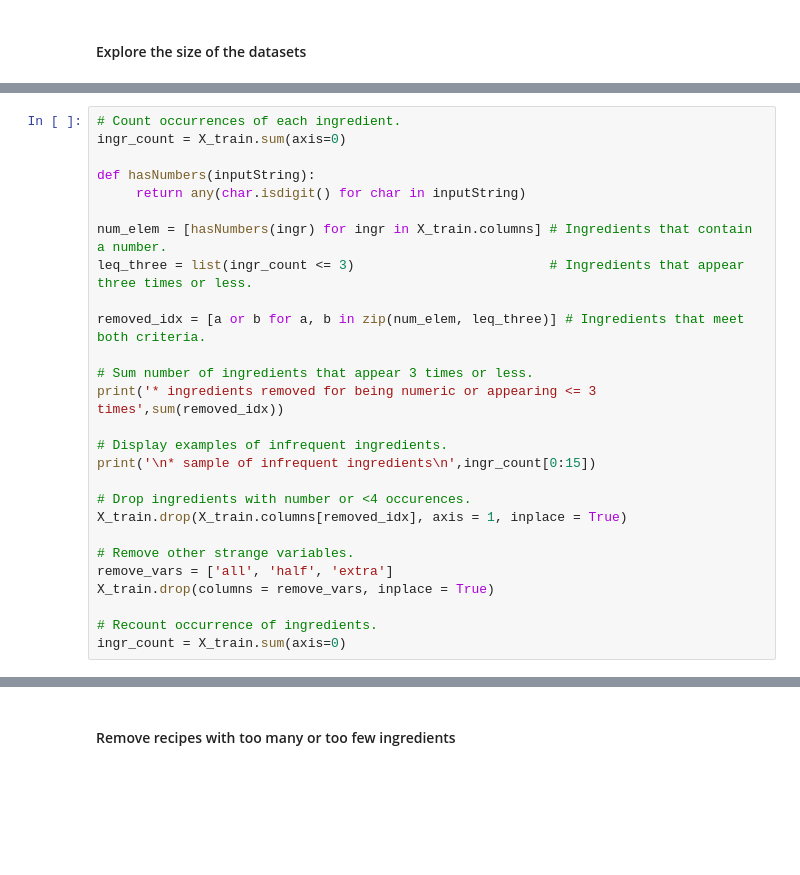
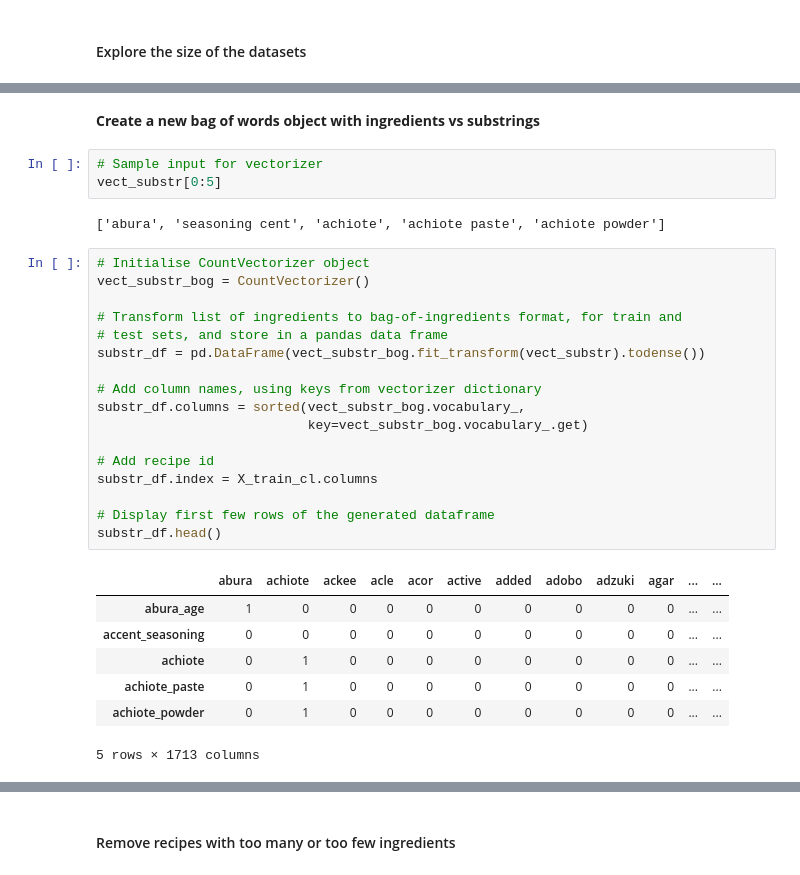
Before and after one commit to Slowika/Bag-of-Recipes, a Jupyter notebook: Data_Preparation.ipynb, the cells around one changed output, grey strips where cells are left out. Drawn from its saved outputs; the diff is of its cells as text; blank space fills up the shorter version.

Commit message:
Improve methodology for combining ingredients

```diff
--- a/Data_Preparation.ipynb
+++ b/Data_Preparation.ipynb
@@ -90,27 +133,0 @@ Training data size:
-# %%
-# Count occurrences of each ingredient.
-ingr_count = X_train.sum(axis=0)
-
-def hasNumbers(inputString):
-     return any(char.isdigit() for char in inputString)
-
-num_elem = [hasNumbers(ingr) for ingr in X_train.columns] # Ingredients that contain a number.
-leq_three = list(ingr_count <= 3)                         # Ingredients that appear three times or less.
-
-removed_idx = [a or b for a, b in zip(num_elem, leq_three)] # Ingredients that meet both criteria.
-
-# Sum number of ingredients that appear 3 times or less.
-print('* ingredients removed for being numeric or appearing <= 3 times',sum(removed_idx))
-
-# Display examples of infrequent ingredients.
-print('\n* sample of infrequent ingredients\n',ingr_count[0:15])
-
-# Drop ingredients with number or <4 occurences.
-X_train.drop(X_train.columns[removed_idx], axis = 1, inplace = True)
-
-# Remove other strange variables.
-remove_vars = ['all', 'half', 'extra']
-X_train.drop(columns = remove_vars, inplace = True)
-
-# Recount occurrence of ingredients.
-ingr_count = X_train.sum(axis=0)
@@ -136,0 +252,32 @@ dtype: int64
+# %% [markdown]
+**Create a new bag of words object with ingredients vs substrings**
+# %%
+# Sample input for vectorizer
+vect_substr[0:5]
+# %% [output]
+['abura', 'seasoning cent', 'achiote', 'achiote paste', 'achiote powder']
+# %%
+# Initialise CountVectorizer object
+vect_substr_bog = CountVectorizer()
+
+# Transform list of ingredients to bag-of-ingredients format, for train and
+# test sets, and store in a pandas data frame
+substr_df = pd.DataFrame(vect_substr_bog.fit_transform(vect_substr).todense())
+
+# Add column names, using keys from vectorizer dictionary
+substr_df.columns = sorted(vect_substr_bog.vocabulary_,
+                           key=vect_substr_bog.vocabulary_.get)
+
+# Add recipe id
+substr_df.index = X_train_cl.columns
+
+# Display first few rows of the generated dataframe
+substr_df.head()
+# %% [output]
+|  | abura | achiote | ackee | acle | acor | active | added | adobo | adzuki | agar | ... | ... |
+| abura_age | 1 | 0 | 0 | 0 | 0 | 0 | 0 | 0 | 0 | 0 | ... | ... |
+| accent_seasoning | 0 | 0 | 0 | 0 | 0 | 0 | 0 | 0 | 0 | 0 | ... | ... |
+| achiote | 0 | 1 | 0 | 0 | 0 | 0 | 0 | 0 | 0 | 0 | ... | ... |
+| achiote_paste | 0 | 1 | 0 | 0 | 0 | 0 | 0 | 0 | 0 | 0 | ... | ... |
+| achiote_powder | 0 | 1 | 0 | 0 | 0 | 0 | 0 | 0 | 0 | 0 | ... | ... |
+5 rows × 1713 columns
```
Also changed, not shown: parts of 33 cells of this notebook, 1 other file.
